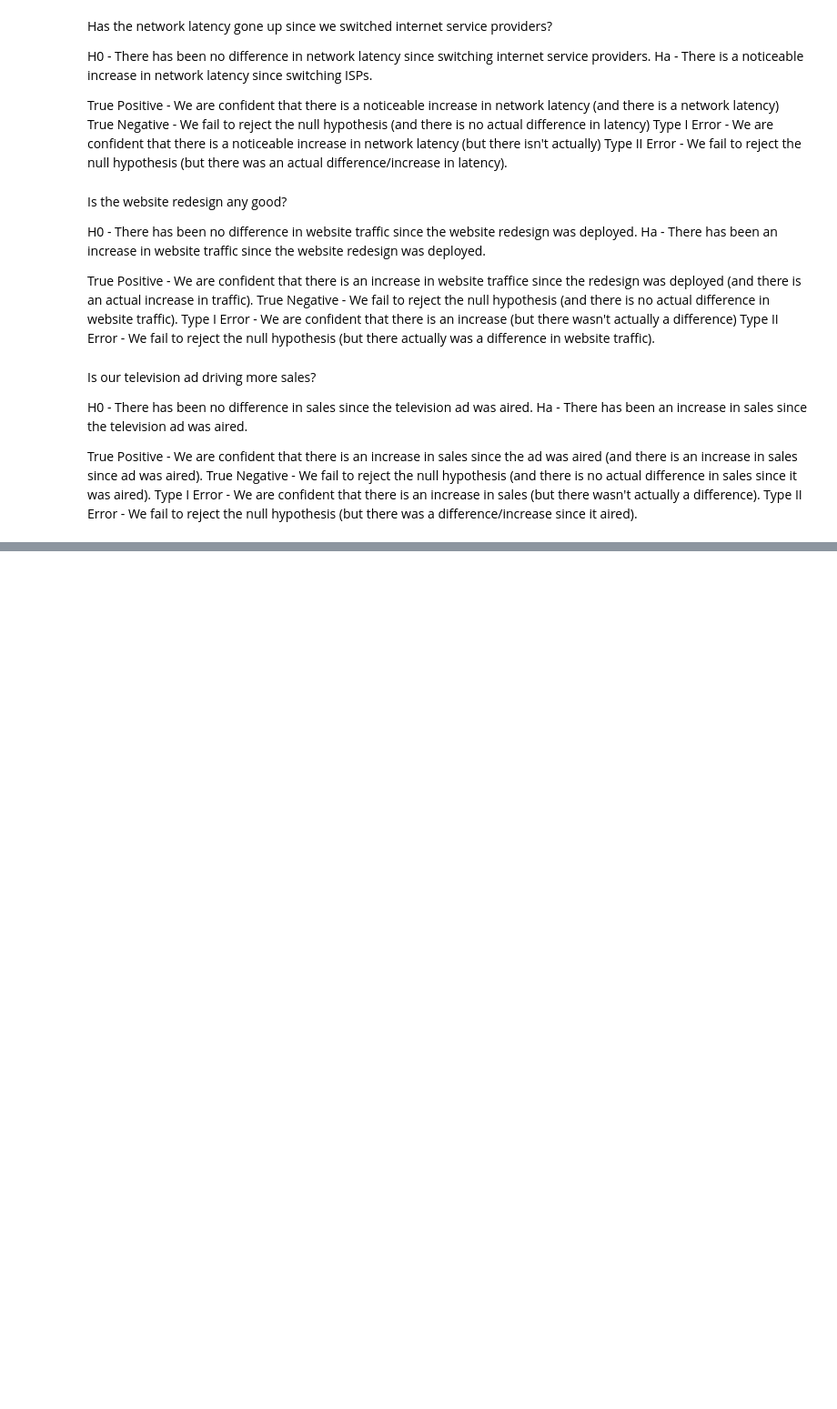
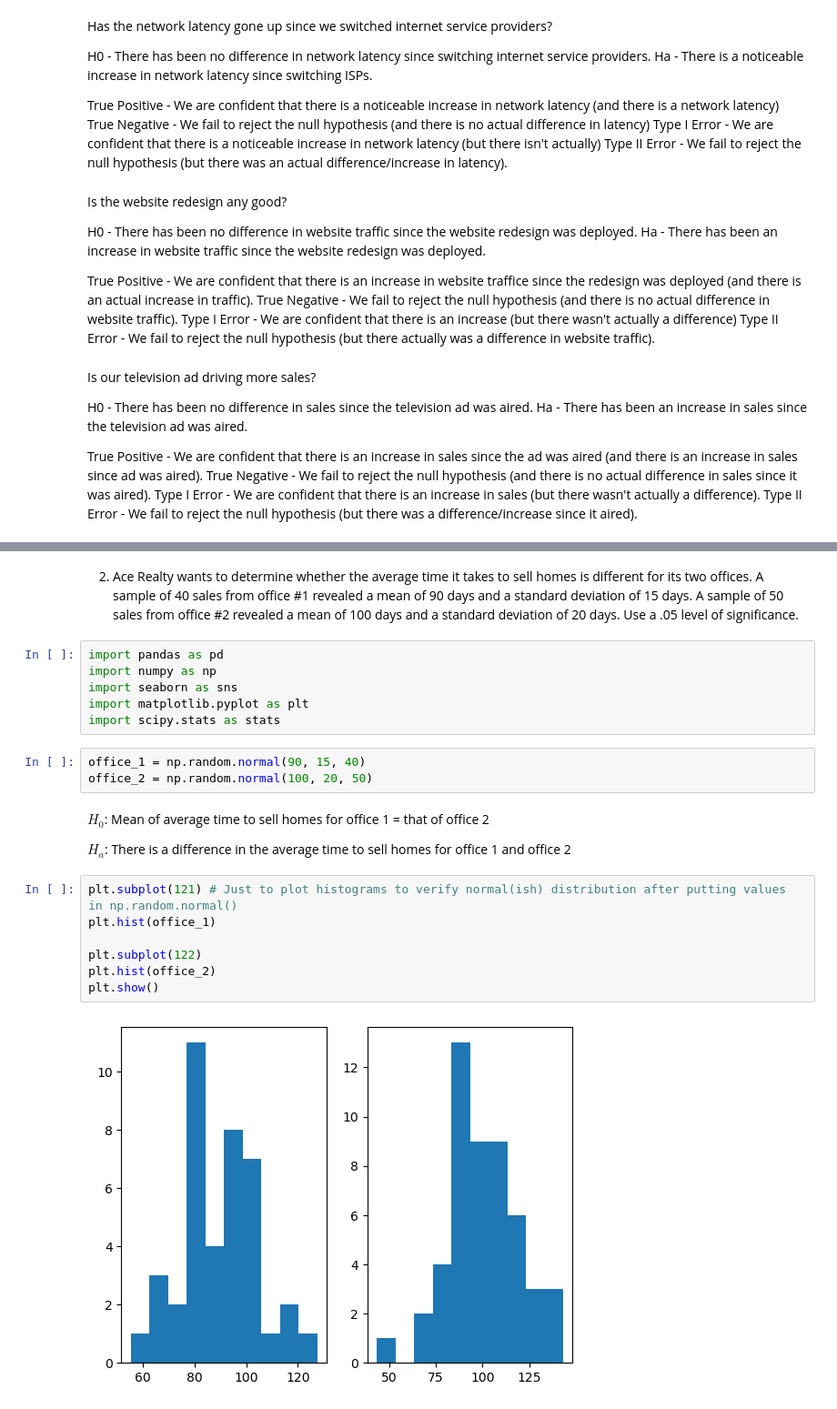
Before and after one commit to wilson-velasco/statistics-exercises, a Jupyter notebook: hypothesis_testing.ipynb, the cells around one changed output, grey strips where cells are left out. Shown at 91% size. Cells and saved outputs as stored; diff of their text form; blank space fills up the shorter version.

```diff
--- a/hypothesis_testing.ipynb
+++ b/hypothesis_testing.ipynb
@@ -32,0 +52,24 @@ Type II Error - We fail to reject the null hypothesis (but there was a differenc
+# %% [markdown]
+2. Ace Realty wants to determine whether the average time it takes to sell homes is different for its two offices. A sample of 40 sales from office #1 revealed a mean of 90 days and a standard deviation of 15 days. A sample of 50 sales from office #2 revealed a mean of 100 days and a standard deviation of 20 days. Use a .05 level of significance.
+# %%
+import pandas as pd
+import numpy as np
+import seaborn as sns
+import matplotlib.pyplot as plt
+import scipy.stats as stats
+# %%
+office_1 = np.random.normal(90, 15, 40)
+office_2 = np.random.normal(100, 20, 50)
+# %% [markdown]
+$H_0$: Mean of average time to sell homes for office 1 = that of office 2
+
+$H_a$: There is a difference in the average time to sell homes for office 1 and office 2
+# %%
+plt.subplot(121) # Just to plot histograms to verify normal(ish) distribution after putting values in np.random.normal()
+plt.hist(office_1)
+
+plt.subplot(122)
+plt.hist(office_2)
+plt.show()
+# %% [output]
+[figure, added]
```
Also changed, not shown: parts of 25 cells of this notebook.
